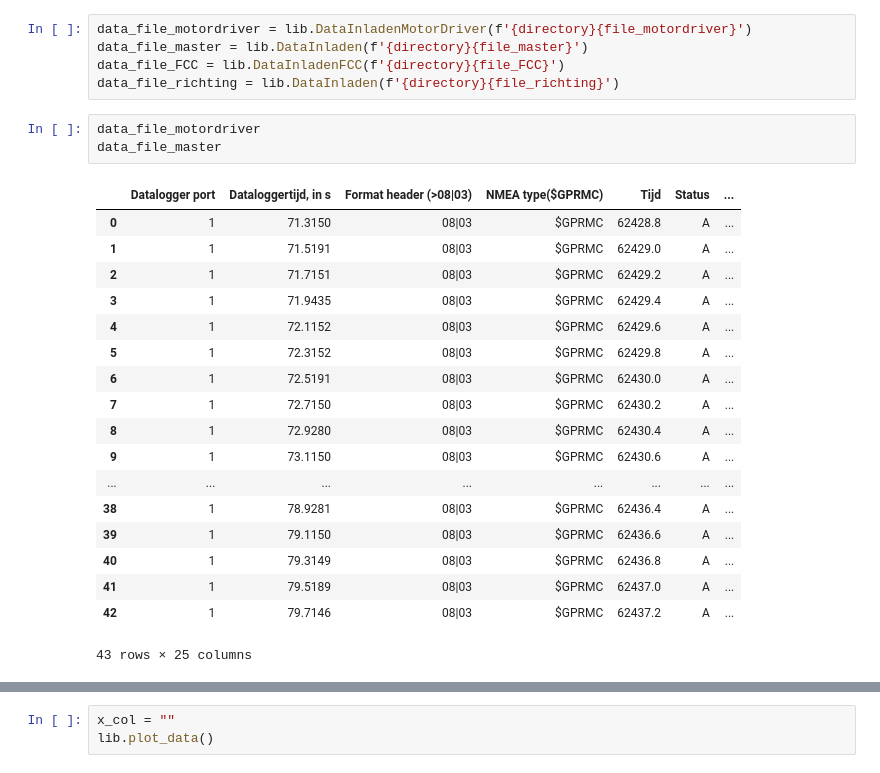
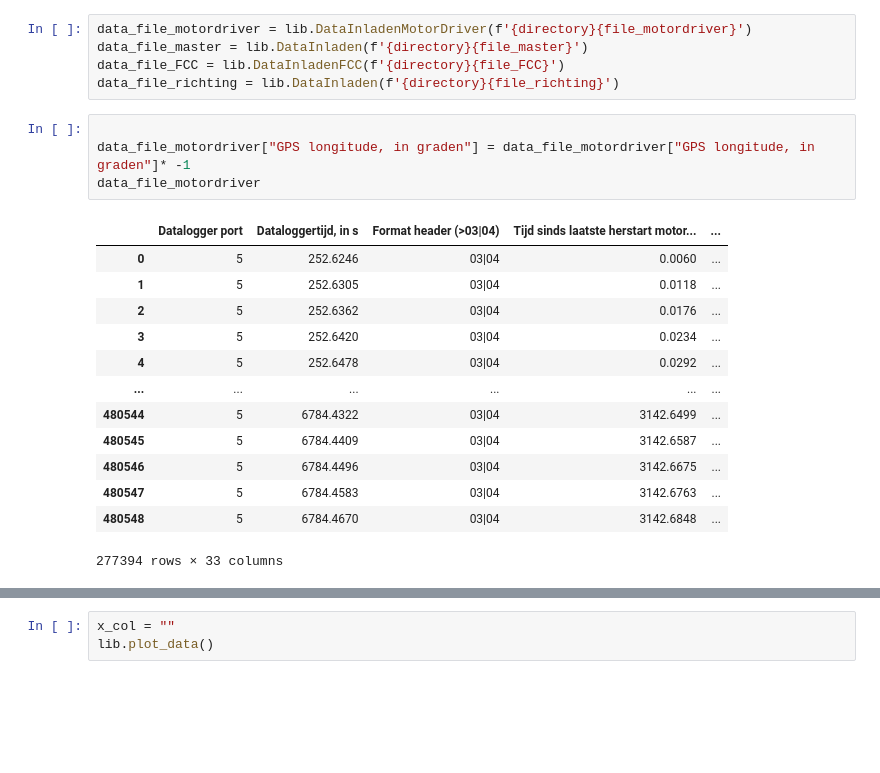
Before and after one commit to Qrax/Clean_Mobility, a Jupyter notebook: main.ipynb, the cells around one changed output, grey strips where cells are left out. Drawn from its saved outputs; the diff is of its cells as text; blank space fills up the shorter version.

Commit message:
De finish verplaatst en de longitude met -1 vermedigvuldigd

```diff
--- a/main.ipynb
+++ b/main.ipynb
@@ -22,26 +22,22 @@ data_file_master = lib.DataInladen(f'{directory}{file_master}')
 data_file_FCC = lib.DataInladenFCC(f'{directory}{file_FCC}')
 data_file_richting = lib.DataInladen(f'{directory}{file_richting}')
 # %%
+
+data_file_motordriver["GPS longitude, in graden"] = data_file_motordriver["GPS longitude, in graden"]* -1
 data_file_motordriver
-data_file_master
 # %% [output]
-|  | Datalogger port | Dataloggertijd, in s | Format header (>08|03) | NMEA type($GPRMC) | Tijd | Status | ... |
-| 0 | 1 | 71.3150 | 08|03 | $GPRMC | 62428.8 | A | ... |
-| 1 | 1 | 71.5191 | 08|03 | $GPRMC | 62429.0 | A | ... |
-| 2 | 1 | 71.7151 | 08|03 | $GPRMC | 62429.2 | A | ... |
-| 3 | 1 | 71.9435 | 08|03 | $GPRMC | 62429.4 | A | ... |
-| 4 | 1 | 72.1152 | 08|03 | $GPRMC | 62429.6 | A | ... |
-| 5 | 1 | 72.3152 | 08|03 | $GPRMC | 62429.8 | A | ... |
-| 6 | 1 | 72.5191 | 08|03 | $GPRMC | 62430.0 | A | ... |
-| 7 | 1 | 72.7150 | 08|03 | $GPRMC | 62430.2 | A | ... |
-| 8 | 1 | 72.9280 | 08|03 | $GPRMC | 62430.4 | A | ... |
-| 9 | 1 | 73.1150 | 08|03 | $GPRMC | 62430.6 | A | ... |
-| ... | ... | ... | ... | ... | ... | ... | ... |
-| 38 | 1 | 78.9281 | 08|03 | $GPRMC | 62436.4 | A | ... |
-| 39 | 1 | 79.1150 | 08|03 | $GPRMC | 62436.6 | A | ... |
-| 40 | 1 | 79.3149 | 08|03 | $GPRMC | 62436.8 | A | ... |
-| 41 | 1 | 79.5189 | 08|03 | $GPRMC | 62437.0 | A | ... |
-| 42 | 1 | 79.7146 | 08|03 | $GPRMC | 62437.2 | A | ... |
+|  | Datalogger port | Dataloggertijd, in s | Format header (>03|04) | Tijd sinds laatste herstart motor... | ... |
+| 0 | 5 | 252.6246 | 03|04 | 0.0060 | ... |
+| 1 | 5 | 252.6305 | 03|04 | 0.0118 | ... |
+| 2 | 5 | 252.6362 | 03|04 | 0.0176 | ... |
+| 3 | 5 | 252.6420 | 03|04 | 0.0234 | ... |
+| 4 | 5 | 252.6478 | 03|04 | 0.0292 | ... |
+| ... | ... | ... | ... | ... | ... |
+| 480544 | 5 | 6784.4322 | 03|04 | 3142.6499 | ... |
+| 480545 | 5 | 6784.4409 | 03|04 | 3142.6587 | ... |
+| 480546 | 5 | 6784.4496 | 03|04 | 3142.6675 | ... |
+| 480547 | 5 | 6784.4583 | 03|04 | 3142.6763 | ... |
+| 480548 | 5 | 6784.4670 | 03|04 | 3142.6848 | ... |
-43 rows × 25 columns
+277394 rows × 33 columns
 # %%
 
```
Also changed, not shown: parts of 9 cells of this notebook.
